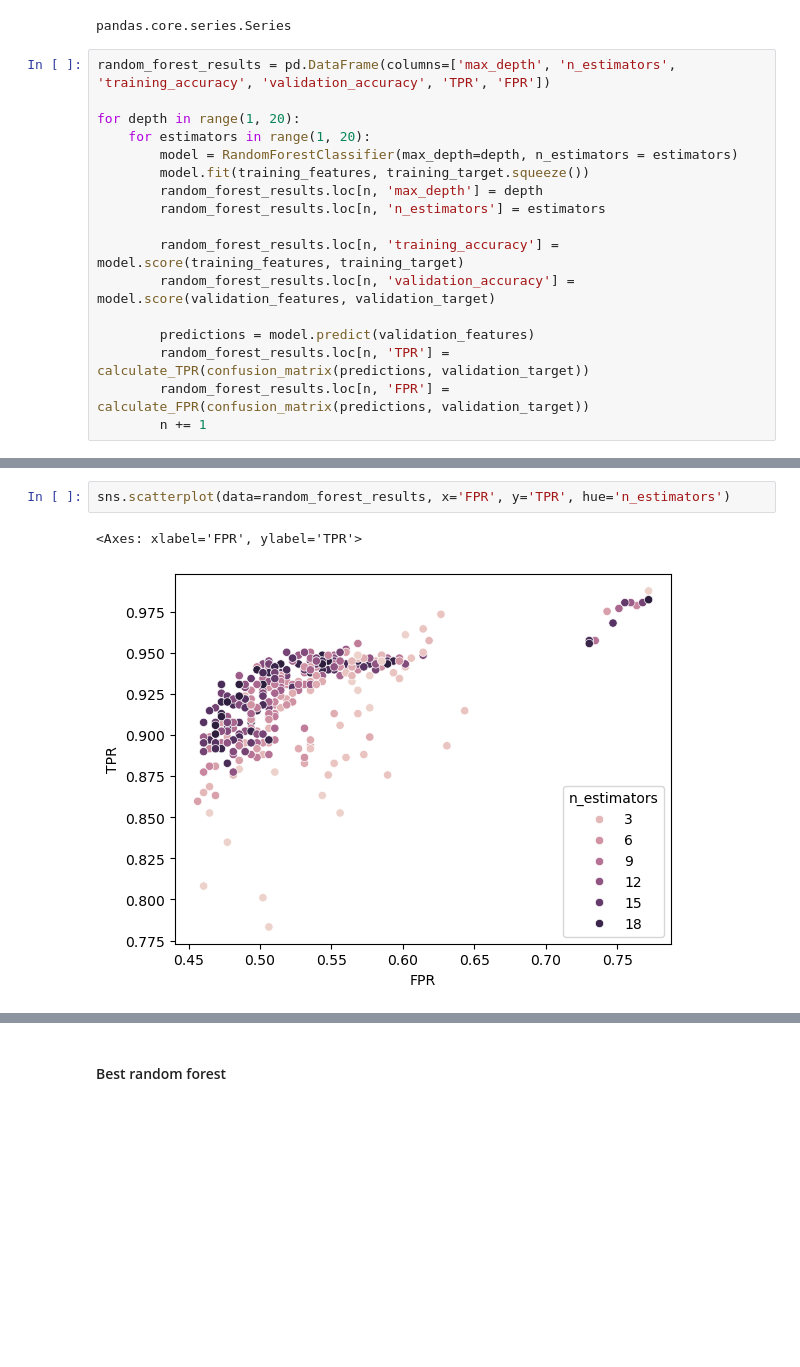
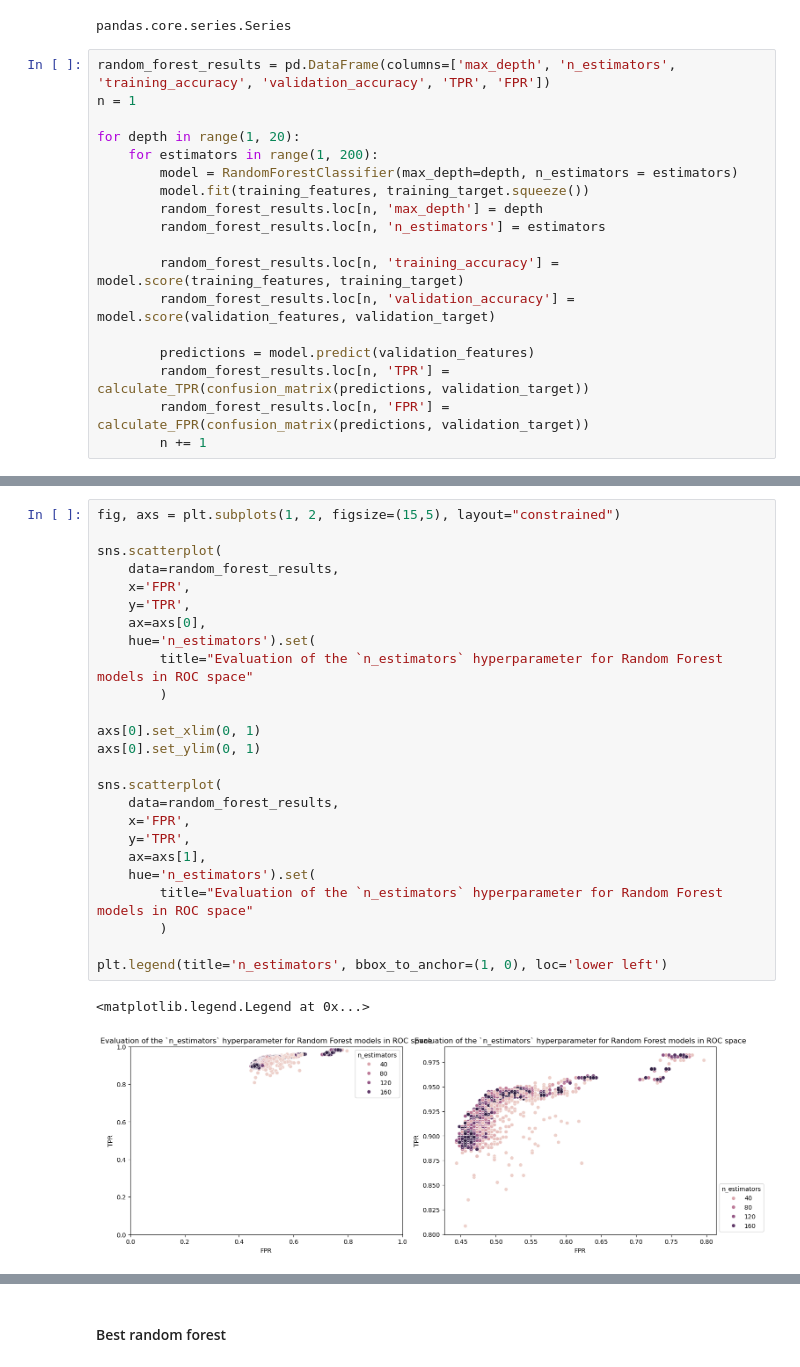
Before and after one commit to devleonfull/basic_ml_algorithms, a Jupyter notebook: basic_ml.ipynb, the cells around one changed output, grey strips where cells are left out. Saved outputs shown, nothing was run; the diff lists cells and outputs as text; blank space fills up the shorter version.

```diff
--- a/basic_ml.ipynb
+++ b/basic_ml.ipynb
@@ -142,9 +195,10 @@ type(training_target.squeeze())
 pandas.core.series.Series
 # %%
 random_forest_results = pd.DataFrame(columns=['max_depth', 'n_estimators', 'training_accuracy', 'validation_accuracy', 'TPR', 'FPR'])
+n = 1
 
 for depth in range(1, 20):
-    for estimators in range(1, 20):
+    for estimators in range(1, 200):
         model = RandomForestClassifier(max_depth=depth, n_estimators = estimators)
         model.fit(training_features, training_target.squeeze())
         random_forest_results.loc[n, 'max_depth'] = depth
@@ -160,5 +216,28 @@ for depth in range(1, 20):
 # %%
-sns.scatterplot(data=random_forest_results, x='FPR', y='TPR', hue='n_estimators')
+fig, axs = plt.subplots(1, 2, figsize=(15,5), layout="constrained")
+
+sns.scatterplot(
+    data=random_forest_results,
+    x='FPR',
+    y='TPR',
+    ax=axs[0],
+    hue='n_estimators').set(
+        title="Evaluation of the `n_estimators` hyperparameter for Random Forest models in ROC space"
+        )
+
+axs[0].set_xlim(0, 1)
+axs[0].set_ylim(0, 1)
+
+sns.scatterplot(
+    data=random_forest_results,
+    x='FPR',
+    y='TPR',
+    ax=axs[1],
+    hue='n_estimators').set(
+        title="Evaluation of the `n_estimators` hyperparameter for Random Forest models in ROC space"
+        )
+
+plt.legend(title='n_estimators', bbox_to_anchor=(1, 0), loc='lower left')
 # %% [output]
-<Axes: xlabel='FPR', ylabel='TPR'>
+<matplotlib.legend.Legend at 0x...>
-[figure, old version]
+[figure, new version]
```
Also changed, not shown: parts of 52 cells of this notebook.
